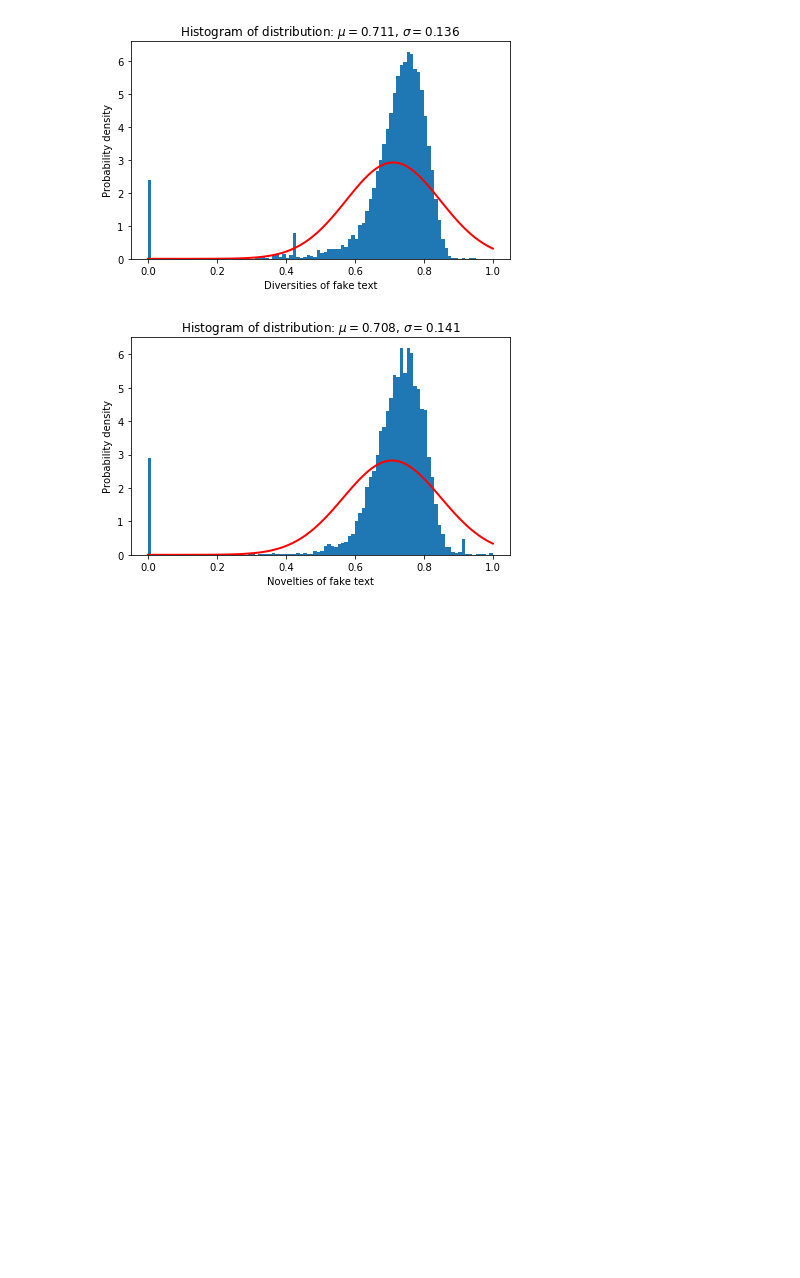
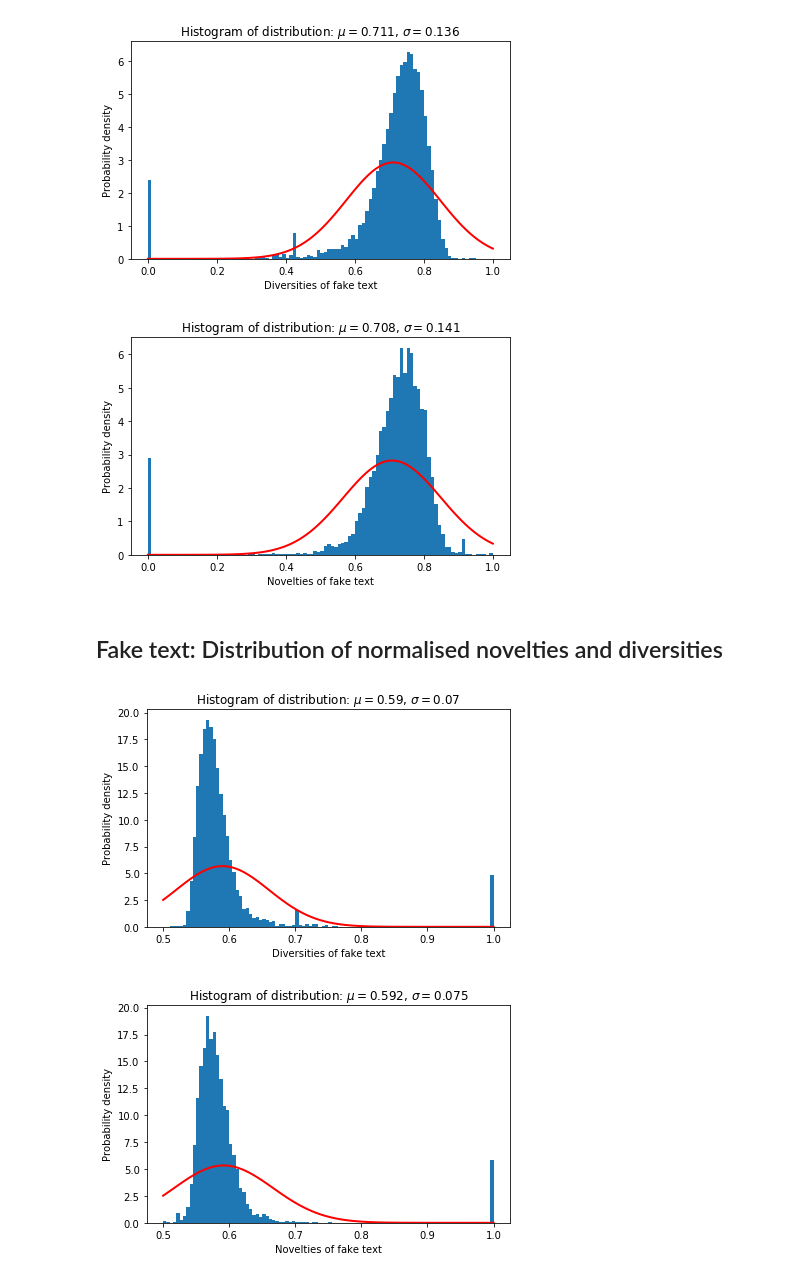
Before and after one commit to debashishc/classification-real-fake-text, a Jupyter notebook: analysis_word_emb/WMD_Analysis.ipynb, the cells around one changed output. Drawn from its saved outputs; the diff is of its cells as text; code cells hidden in the pictures; blank space fills up the shorter version.

```diff
--- a/analysis_word_emb/WMD_Analysis.ipynb
+++ b/analysis_word_emb/WMD_Analysis.ipynb
@@ -142,3 +144,11 @@ normal_distribution(normed_fake_novelties, 'Novelties of fake text')
 # %% [output]
 [figure]
 [figure]
+# %% [markdown]
+## Fake text: Distribution of normalised novelties and diversities
+# %%
+normal_distribution(inverse_distances(normed_fake_diversities), 'Diversities of fake text')
+normal_distribution(inverse_distances(normed_fake_novelties), 'Novelties of fake text')
+# %% [output]
+[figure, added]
+[figure, added]
```
Also changed, not shown: parts of 12 cells of this notebook, 12 other files.
